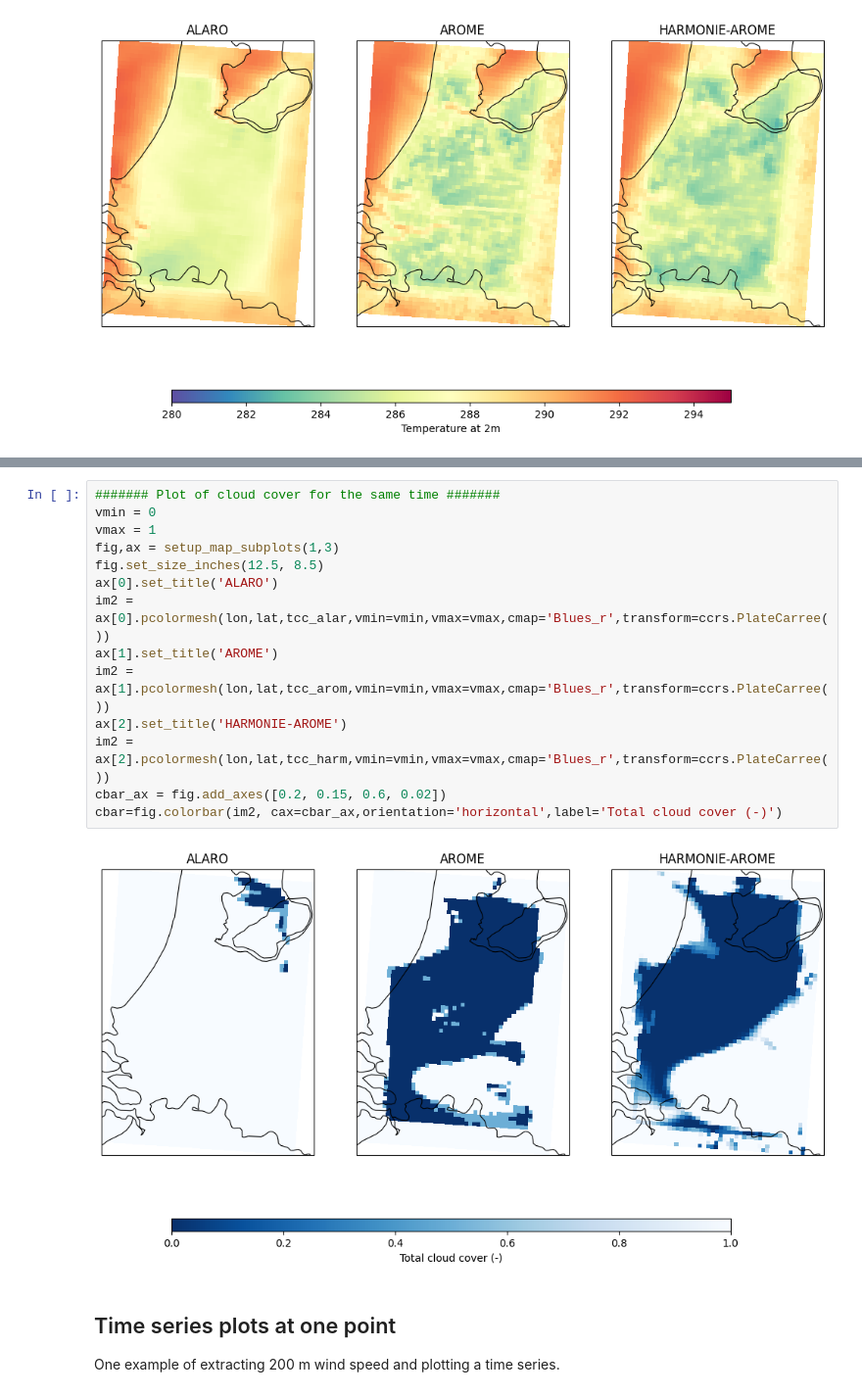
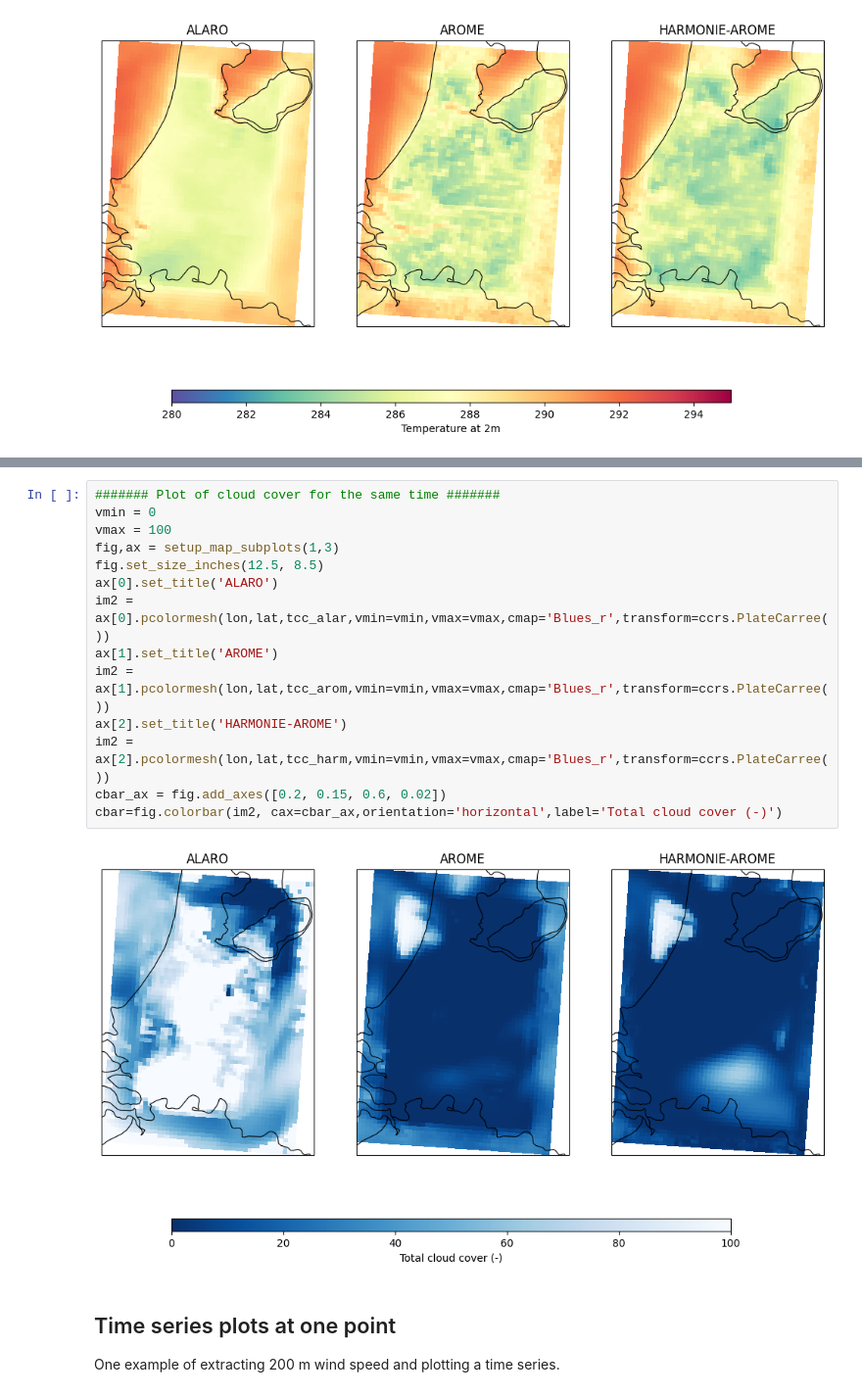
Before and after one commit to destination-earth-digital-twins/DE330_Training_2024, a Jupyter notebook: Exercises/Plot/basic_2Dplots.ipynb, the cells around one changed output, grey strips where cells are left out. Shown: that part at 98% size. Drawn from its saved outputs; the diff is of its cells as text.

```diff
--- a/Exercises/Plot/basic_2Dplots.ipynb
+++ b/Exercises/Plot/basic_2Dplots.ipynb
@@ -116,19 +116,19 @@ Attributes:
 # %%
 ####### Plot of cloud cover for the same time #######
 vmin = 0
-vmax = 1
+vmax = 100
 fig,ax = setup_map_subplots(1,3)
 fig.set_size_inches(12.5, 8.5)
 ax[0].set_title('ALARO')
 im2 = ax[0].pcolormesh(lon,lat,tcc_alar,vmin=vmin,vmax=vmax,cmap='Blues_r',transform=ccrs.PlateCarree())
 ax[1].set_title('AROME')
 im2 = ax[1].pcolormesh(lon,lat,tcc_arom,vmin=vmin,vmax=vmax,cmap='Blues_r',transform=ccrs.PlateCarree())
 ax[2].set_title('HARMONIE-AROME')
 im2 = ax[2].pcolormesh(lon,lat,tcc_harm,vmin=vmin,vmax=vmax,cmap='Blues_r',transform=ccrs.PlateCarree())
 cbar_ax = fig.add_axes([0.2, 0.15, 0.6, 0.02])
 cbar=fig.colorbar(im2, cax=cbar_ax,orientation='horizontal',label='Total cloud cover (-)')
 # %% [output]
-[figure, old version]
+[figure, new version]
 # %% [markdown]
 ## Time series plots at one point
 One example of extracting 200 m wind speed and plotting a time series.
```
Also changed, not shown: parts of 2 cells of this notebook.
